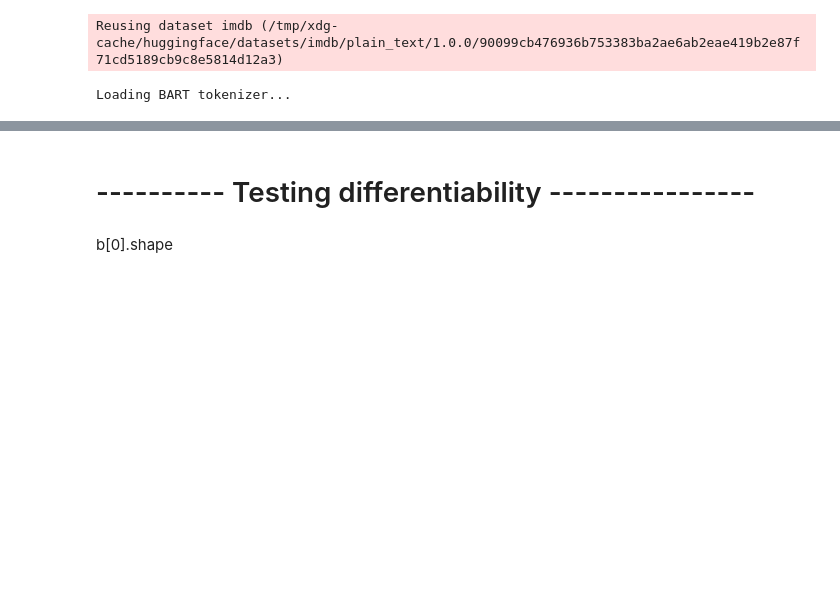
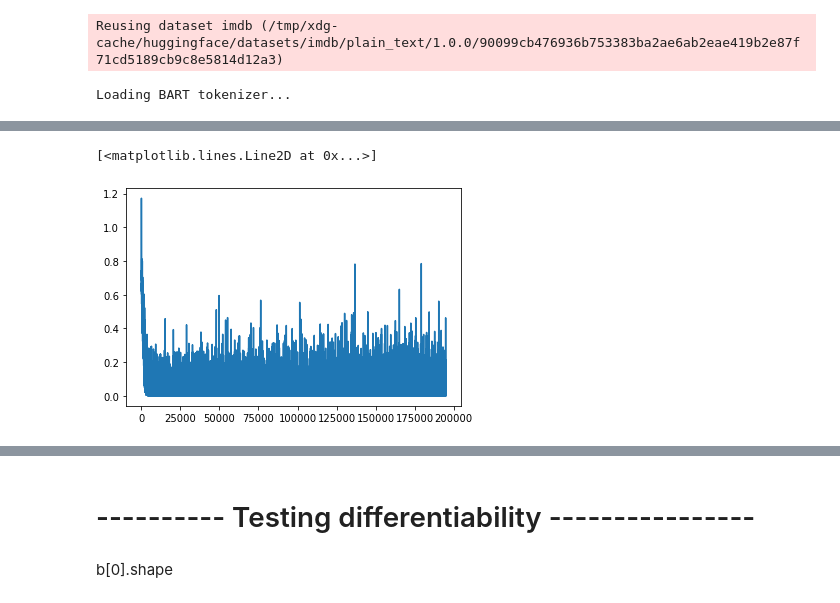
Before and after one commit to ArthDh/Sentimental_Summarization, a Jupyter notebook: Sentiment_Classifier.ipynb, the cells around one changed output, grey strips where cells are left out. Cells and saved outputs as stored; diff of their text form; code cells hidden in the pictures; blank space fills up the shorter version.

Commit message:
Trained Notebook [IMDB]

```diff
--- a/Sentiment_Classifier.ipynb
+++ b/Sentiment_Classifier.ipynb
@@ -64,7 +73,7 @@ train_dataloader = DataLoader(train_data, sampler=train_sampler, batch_size=batc
 
 val_data = TensorDataset(val_ids, val_mask, val_labels)
 val_sampler = RandomSampler(val_data)
-val_dataloader = DataLoader(val_data, sampler=val_sampler, batch_size=1)
+val_dataloader = DataLoader(val_data, sampler=val_sampler, batch_size=batch_size)
 # %%
 b = next(iter(train_dataloader))
 # %%
@@ -159,3 +184 @@ def train(model, train_dataloader, val_dataloader=None, epochs=4, evaluation=Fal
-# %%
-train(clf, train_dataloader, epochs=50)
 # %%
@@ -199,0 +213,2 @@ train(clf, train_dataloader, epochs=50)
+# %%
+train_loss = train(clf, train_dataloader, val_dataloader=val_dataloader, epochs=500, evaluation=True)
@@ -199,0 +233,7 @@ train(clf, train_dataloader, epochs=50)
+# %%
+train_losses, train_accs, val_losses,val_accs = train_loss
+# %%
+plt.plot(np.arange(len(train_losses)), np.array(train_losses))
+# %% [output]
+[<matplotlib.lines.Line2D at 0x...>]
+[figure, added]
```
Also changed, not shown: parts of 13 cells of this notebook, 1 other file.
